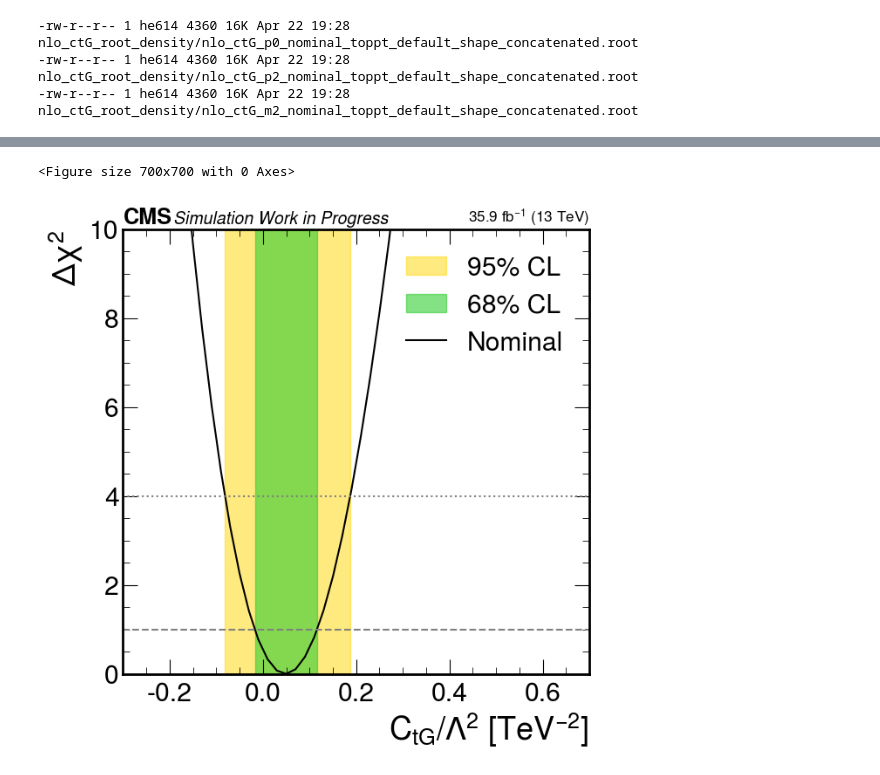
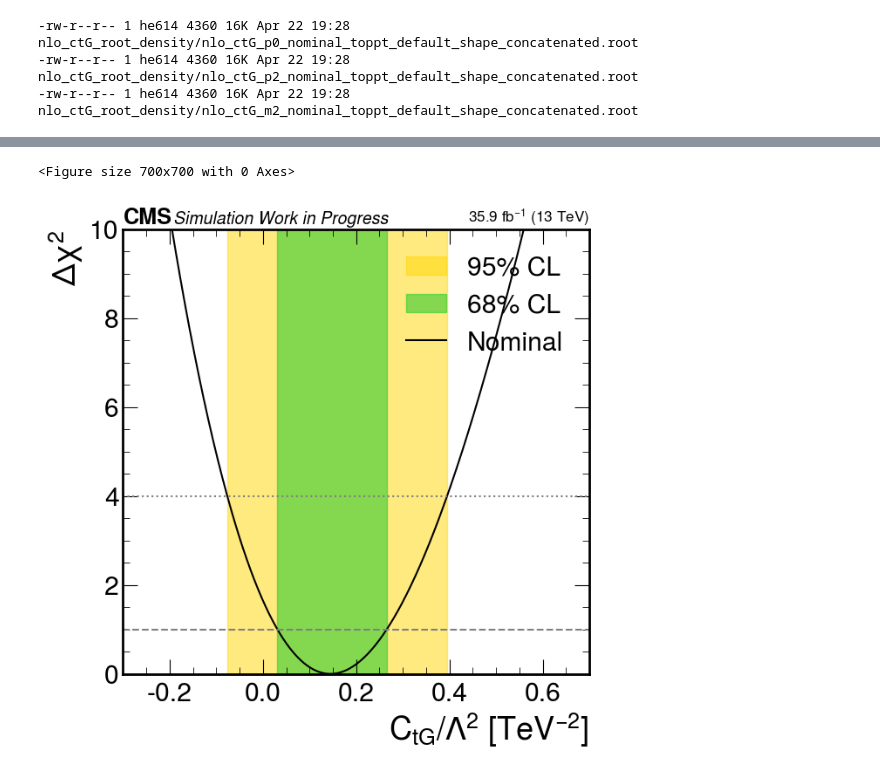
Before and after one commit to holytpk/EFTFitter, a Jupyter notebook: exec/convert_csv_root.ipynb, the cells around one changed output, grey strips where cells are left out. Drawn from its saved outputs; the diff is of its cells as text; code cells hidden in the pictures.

```diff
--- a/exec/convert_csv_root.ipynb
+++ b/exec/convert_csv_root.ipynb
@@ -598,5 +700,5 @@ plt.savefig("concatenated_histograms_preUL.pdf", bbox_inches='tight')  # Ensures
 # %%
-# import uproot
+import uproot
 import numpy as np
 import matplotlib.pyplot as plt
 import mplhep as hep
@@ -614,11 +716,6 @@ op_numeric = {
     "p0": 0.0,
     "p2": 2.0
 }
-h_concatenated_EFT = {
-    v: uproot.open(f'nlo_ctG_root_density/nlo_ctG_{v}_nominal_toppt_default_shape_concatenated.root')['concatenated_diff_cross_section'].to_hist()
-    for v in op_values
-}
-h_concatenated = uproot.open("HEPData-concatenated-histogram.root")['concatenated_diff_cross_section'].to_hist()
 
 # --- Load full covariance matrix ---
 covmat, _, _ = uproot.open("covariance_matrix/final_covariance_matrix_preUL.root")['covariance_matrix'].to_numpy()
@@ -629,8 +726,8 @@ n_cov_total = covmat.shape[0]
 #     histo.plot1d()
 
 # --- Select observables to keep ---
-#selected_observables = [9, 11, 12, 18]  # <<< EDIT THIS LIST to select other observables (0-based index)
-selected_observables = [0, 1, 2, 3, 4, 5, 6, 7, 8, 9, 10, 11, 12, 13, 14, 15, 16, 17, 18]  # <<< EDIT THIS LIST to select other observables (0-based index)
+selected_observables = [9, 11, 12, 18]  # <<< EDIT THIS LIST to select other observables (0-based index)
+#selected_observables = [0, 1, 2, 3, 4, 5, 6, 7, 8, 9, 10, 11, 12, 13, 14, 15, 16, 17, 18]  # <<< EDIT THIS LIST to select other observables (0-based index)
 #selected_observables = [0, 1, 2, 3, 4, 5, 6, 7, 8, 9, 10, 11, 12, 13, 14, 15, 16, 17, 18, 19, 20, 21]
 block_structure = np.arange(132).reshape(-1, 6)  # 22 observables × 6 bins
 
@@ -641,6 +738,13 @@ for iobs in selected_observables:
         if ibin != 1:
             keep_indices.append(block_structure[iobs, ibin])
 keep_indices = np.array(keep_indices)
+
+h_concatenated_EFT = {
+    v: uproot.open(f'nlo_ctG_root_density/nlo_ctG_{v}_nominal_toppt_default_shape_concatenated.root')['concatenated_diff_cross_section'].to_hist()
+    for v in op_values
+}
+h_concatenated = uproot.open("HEPData-concatenated-histogram.root")['concatenated_diff_cross_section'].to_hist()
+h_sm = uproot.open('concatenated_histograms.root')['diff_cross_section'].to_hist()
 
 print(f"[Info] Using observables: {selected_observables}, total bins: {len(keep_indices)}")
 
@@ -659,8 +763,8 @@ remap = {orig: new for new, orig in enumerate(full_keep)}
 mapped_indices = np.array([remap[i] for i in keep_indices])
 
 # --- Reduce inputs based on selected bins ---
-sm_vals = h_concatenated.values()[keep_indices]
-sm_total = np.sum(sm_vals)
+obs_vals = h_concatenated.values()[keep_indices]
+obs_total = np.sum(obs_vals)
 
 preds = {
     k: h.values()[keep_indices]
@@ -698,7 +802,7 @@ def interpolate_prediction(wc):
 # --- χ² function definition ---
 def chi2(wc):
     pred = interpolate_prediction(wc)
-    diff = sm_vals - pred
+    diff = obs_vals - pred
     #print("Ling: checking rel. diff.:", diff)
     return float(diff @ cov_inv @ diff)
 
@@ -707,7 +811,7 @@ def chi2(wc):
 # wc_best = res.x
 # chi2_min = res.fun
 #wc_grid = np.linspace(wc_best - 3, wc_best + 3, 200)
-wc_grid = np.linspace(-10, 10, 1000)
+wc_grid = np.linspace(-2, 2, 2000)
 chi2_vals = np.array([chi2(wc) for wc in wc_grid])
 
 # Correct χ² min and best-fit WC
@@ -747,20 +851,69 @@ hep.cms.text("Simulation Work in Progress", loc=0, ax=ax, fontsize=14)
 hep.cms.lumitext("35.9 fb$^{-1}$ (13 TeV)", ax=ax, fontsize=13)
 
 fig.tight_layout()
-# fig.savefig("ctG_dChi2_preUL.png")
+fig.savefig("ctG_dChi2_preUL.png")
 plt.show()
+
+# CMS Plot Style
+plt.style.use(hep.style.CMS)
+
+# Setup for Plotting
+obs_vals = h_concatenated.values()[keep_indices]
+obs_errs = np.sqrt(h_concatenated.variances()[keep_indices])
+obs_vals_u = unp.uarray(obs_vals, obs_errs)
+
+preds = {k: h.values()[keep_indices] for k, h in h_concatenated_EFT.items()}
+pred_errs = {k: np.sqrt(h.variances()[keep_indices]) for k, h in h_concatenated_EFT.items()}
+
+# --- Plotting diagnostic ---
+fig, (ax_main, ax_ratio) = plt.subplots(
+    2, 1, sharex=True, figsize=(12, 6),
+    gridspec_kw={"height_ratios": [3, 1]}, dpi=100
+)
+
+x = np.arange(len(keep_indices))
+op_labels = [f'ctG = {k}' for k in op_values]
+cblind_colors = ["#E69F00", "#56B4E9", "#009E73"]
+
+for i, (op, color) in enumerate(zip(op_values, cblind_colors)):
+    hep.histplot(preds[op], bins=np.arange(len(preds[op]) + 1), yerr=pred_errs[op],
+                 label=op_labels[i], ax=ax_main, color=color, histtype="step")
+
+    eft_u = unp.uarray(preds[op], pred_errs[op])
+    ratio = eft_u / obs_vals_u
+    hep.histplot(unp.nominal_values(ratio), bins=np.arange(len(ratio) + 1),
+                 yerr=unp.std_devs(ratio), ax=ax_ratio, color=color,
+                 label=op_labels[i], histtype="step")
+
+hep.histplot(obs_vals, bins=np.arange(len(obs_vals) + 1), yerr=obs_errs,
+             label="Observation", ax=ax_main, color="black", histtype="errorbar")
+
+ax_main.set_ylabel("Normalized\nDifferential\nCross-section")
+ax_main.legend(fontsize=10, ncol=2)
+ax_main.grid(True)
+hep.cms.text("Simulation Work in Progress", loc=0, ax=ax_main, fontsize=12)
+hep.cms.lumitext("35.9 fb$^{-1}$ (13 TeV)", ax=ax_main, fontsize=11)
+
+ax_ratio.axhline(1.0, color="gray", linestyle="--")
+ax_ratio.set_ylabel(r"$\frac{\text{SMEFTsim}}{\text{Data}}$")
+ax_ratio.set_xlabel("Selected Bin Index")
+ax_ratio.set_ylim(0.7, 1.249)
+ax_ratio.grid(True)
+
+fig.tight_layout()
+plt.subplots_adjust(hspace=0.05)
 
 # --- Summary ---
 print("\n=== Confidence Interval Summary ===")
-print(f"Best fit value of C_tG/Λ²: {wc_best:.4f}")
-print(f"68% CL range         : [{min(w1_lo, w1_hi):.4f}, {max(w1_lo, w1_hi):.4f}]")
-print(f"→ Width              : {abs(w1_hi - w1_lo):.4f}")
-print(f"95% CL range         : [{min(w2_lo, w2_hi):.4f}, {max(w2_lo, w2_hi):.4f}]")
-print(f"→ Width              : {abs(w2_hi - w2_lo):.4f}")
+print(f"Best fit value of C_tG/Λ²: {wc_best:.2f}")
+print(f"68% CL range         : [{min(w1_lo, w1_hi):.2f}, {max(w1_lo, w1_hi):.2f}]")
+print(f"→ Width              : {abs(w1_hi - w1_lo):.2f}")
+print(f"95% CL range         : [{min(w2_lo, w2_hi):.2f}, {max(w2_lo, w2_hi):.2f}]")
+print(f"→ Width              : {abs(w2_hi - w2_lo):.2f}")
 
 print("\n=== Δχ² Values for Input EFT Points ===")
 for label, wc_val in op_numeric.items():
     chi2_val = chi2(wc_val)
     delta_chi2 = chi2_val - chi2_min
-    print(f"ctG = {wc_val:>4}:  χ² = {chi2_val:.4f},  Δχ² = {delta_chi2:.4f}")
+    print(f"ctG = {wc_val:>4}:  χ² = {chi2_val:.2f},  Δχ² = {delta_chi2:.2f}")
 # %% [output]
@@ -773,3 +926,3 @@ Covariance matrix diagnostics:
 <Figure size 700x700 with 0 Axes>
-[figure, old version]
+[figure, new version]
 === Confidence Interval Summary ===
```
Also changed, not shown: parts of 10 cells of this notebook, 1 other file.
